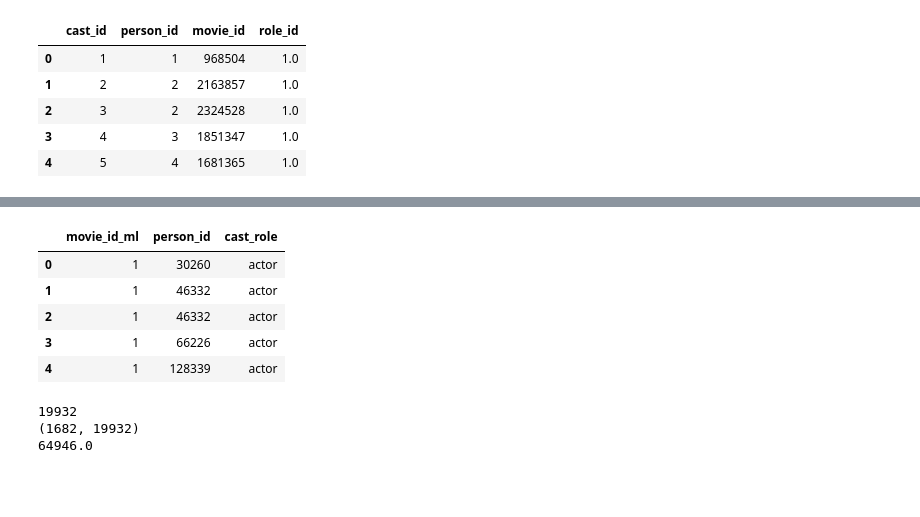
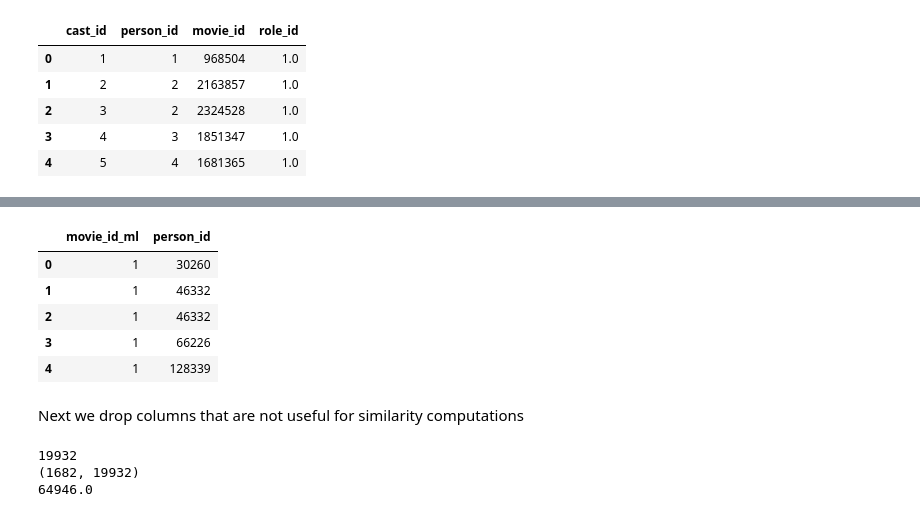
Before and after one commit to Movinder/movielens-imdb-exploration, a Jupyter notebook: Doc2Vector.ipynb, the cells around one changed output, grey strips where cells are left out. Saved outputs shown, nothing was run; the diff lists cells and outputs as text; code cells hidden in the pictures; blank space fills up the shorter version.

```diff
--- a/Doc2Vector.ipynb
+++ b/Doc2Vector.ipynb
@@ -279,15 +236,15 @@ dtype: object
 # %%
+#perform the join, similar to keyword tuples
 df_cast_ml = pd.merge(df, df_cast, on="movie_id")
-df_cast_ml = pd.merge(df_cast_ml, df_roles, on="role_id")
-df_cast_ml = df_cast_ml[["movie_id_ml","person_id","cast_role"]]
+df_cast_ml = df_cast_ml[["movie_id_ml","person_id"]]
 df_cast_ml.head()
 # %% [output]
-|  | movie_id_ml | person_id | cast_role |
-| 0 | 1 | 30260 | actor |
-| 1 | 1 | 46332 | actor |
-| 2 | 1 | 46332 | actor |
-| 3 | 1 | 66226 | actor |
-| 4 | 1 | 128339 | actor |
+|  | movie_id_ml | person_id |
+| 0 | 1 | 30260 |
+| 1 | 1 | 46332 |
+| 2 | 1 | 46332 |
+| 3 | 1 | 66226 |
+| 4 | 1 | 128339 |
 # %%
 np_cast = df_cast_ml.to_numpy()
 # %%
@@ -297,4 +258,6 @@ for i in range(np_cast.shape[0]) :
     row = np_cast[i,0]-1
     column = np_cast[i,1]-1
     cast_vector[row, column] = 1
+# %% [markdown]
+Next we drop columns that are not useful for similarity computations
 # %%
```
Also changed, not shown: parts of 66 cells of this notebook.
